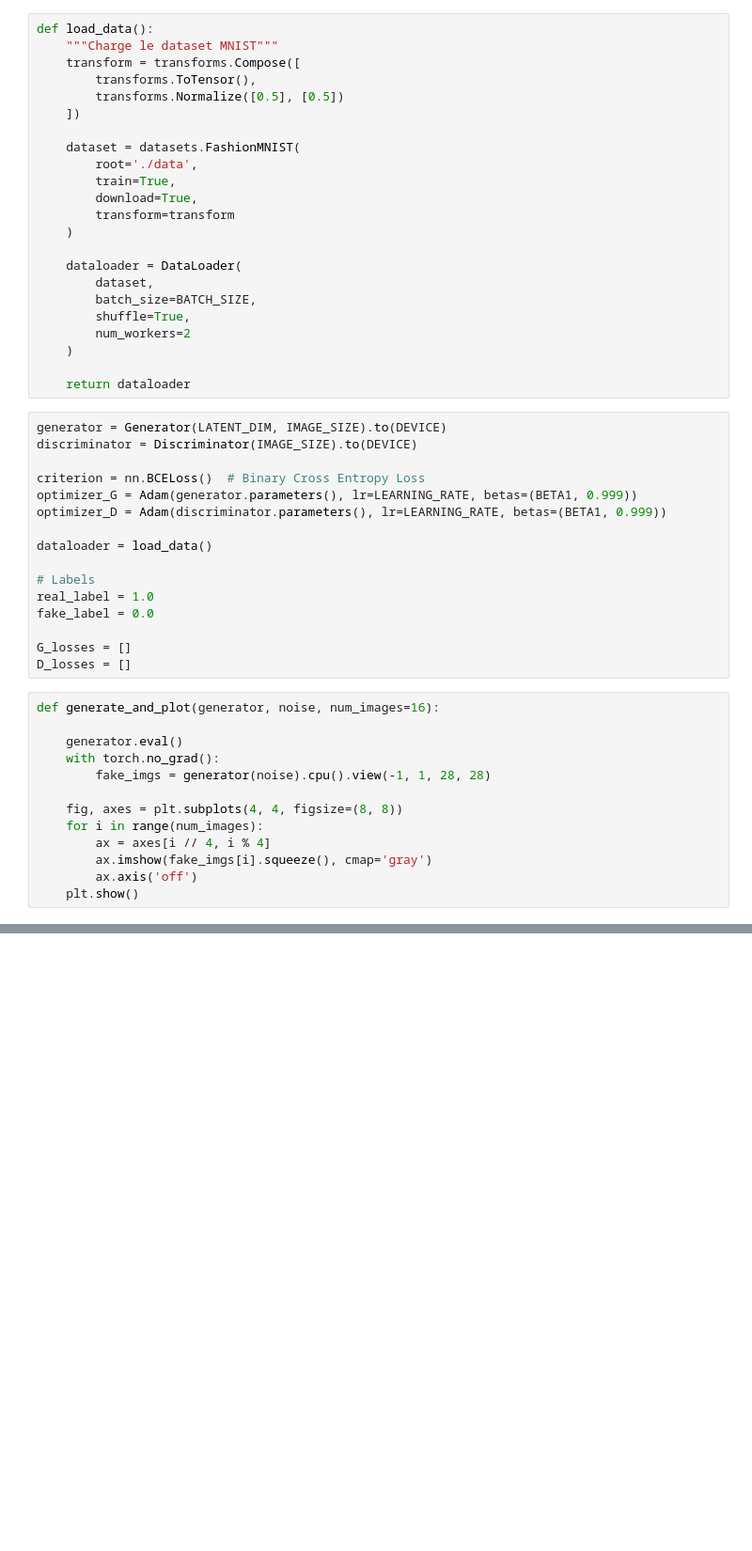
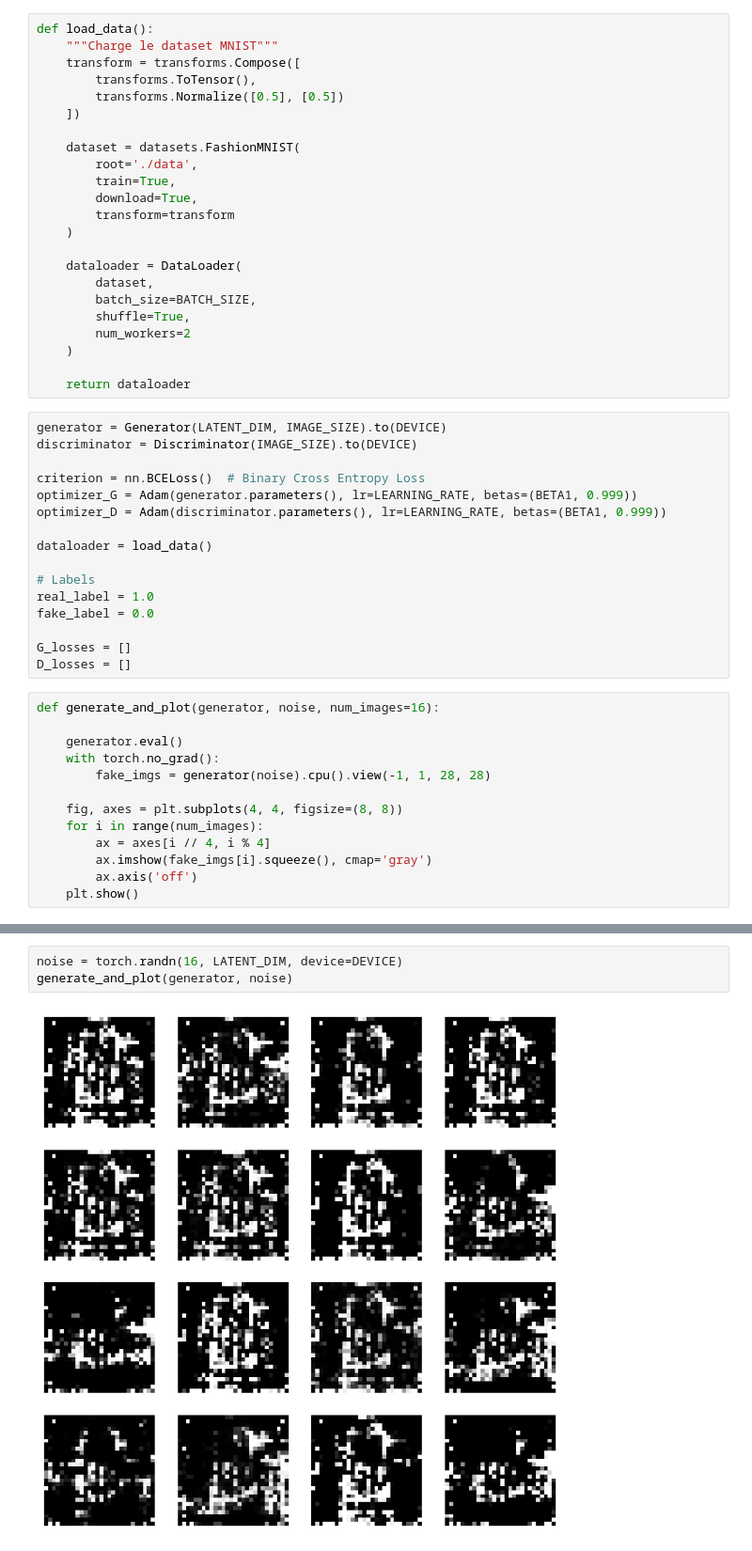
Before and after one commit to SHANKER4K/Machine-learning-ML-courses, a Jupyter notebook: DL/Gan.ipynb, the cells around one changed output, grey strips where cells are left out. Shown at 94% size. Cells and saved outputs as stored; diff of their text form; blank space fills up the shorter version.

```diff
--- a/DL/Gan.ipynb
+++ b/DL/Gan.ipynb
@@ -207,0 +291,5 @@ Epoch [6/50] Batch 400/469                     Loss D: 1.1333, Loss G: 1.9117
+# %%
+noise = torch.randn(16, LATENT_DIM, device=DEVICE)
+generate_and_plot(generator, noise)
+# %% [output]
+[figure, added]
```
Also changed, not shown: parts of 3 cells of this notebook, 2 other files.
